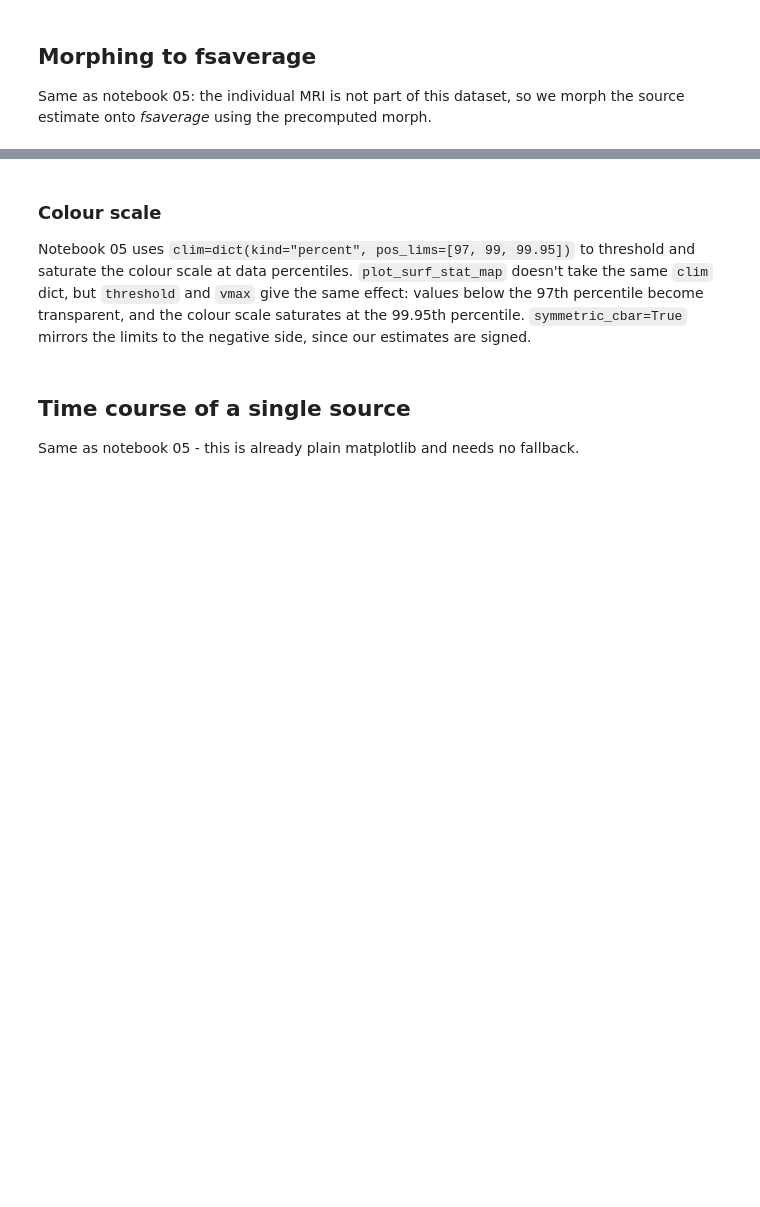
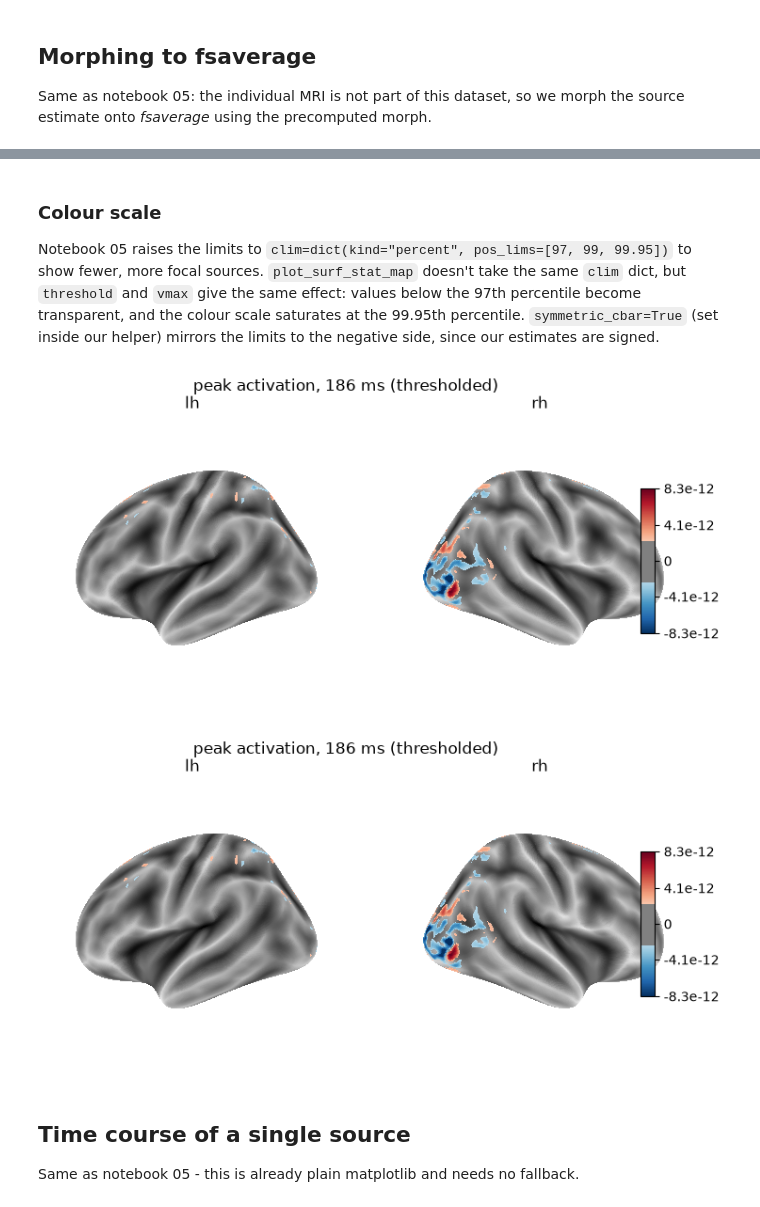
Before and after one commit to rosagross/cuttingeeg-2026-sourcerec-tutorial, a Jupyter notebook: notebooks/05b_visualisations_source_space_2d_fallback.ipynb, the cells around one changed output, grey strips where cells are left out. Cells and saved outputs as stored; diff of their text form; code cells hidden in the pictures; blank space fills up the shorter version.

```diff
--- a/notebooks/05b_visualisations_source_space_2d_fallback.ipynb
+++ b/notebooks/05b_visualisations_source_space_2d_fallback.ipynb
@@ -111,21 +177,23 @@ plot_stat_map_both_hemis(stc_fs, peak_time_idx, f"peak activation, {peak_time *
 # %% [markdown]
 ### Colour scale
 
-Notebook 05 uses `clim=dict(kind="percent", pos_lims=[97, 99, 99.95])` to threshold and
-saturate the colour scale at data percentiles. `plot_surf_stat_map` doesn't take the same
-`clim` dict, but `threshold` and `vmax` give the same effect: values below the 97th
-percentile become transparent, and the colour scale saturates at the 99.95th percentile.
-`symmetric_cbar=True` mirrors the limits to the negative side, since our estimates are
+Notebook 05 raises the limits to `clim=dict(kind="percent", pos_lims=[97, 99, 99.95])` to
+show fewer, more focal sources. `plot_surf_stat_map` doesn't take the same `clim` dict, but
+`threshold` and `vmax` give the same effect: values below the 97th percentile become
+transparent, and the colour scale saturates at the 99.95th percentile. `symmetric_cbar=True`
+(set inside our helper) mirrors the limits to the negative side, since our estimates are
 signed.
 # %%
-abs_values = np.abs(stc_fs.data[:, peak_time_idx])
 threshold = np.percentile(abs_values, 97)
 vmax = np.percentile(abs_values, 99.95)
 
 plot_stat_map_both_hemis(
-    stc_fs, peak_time_idx, f"peak activation, {peak_time * 1000:.0f} ms (thresholded)",
-    threshold=threshold, vmax=vmax, symmetric_cbar=True,
+    stc_surf, peak_time_idx, f"peak activation, {peak_time * 1000:.0f} ms (thresholded)",
+    threshold=threshold, vmax=vmax,
 )
+# %% [output]
+[figure, added]
+[figure, added]
 # %% [markdown]
 ## Time course of a single source
 
```
Also changed, not shown: parts of 16 cells of this notebook, 1 other file.
